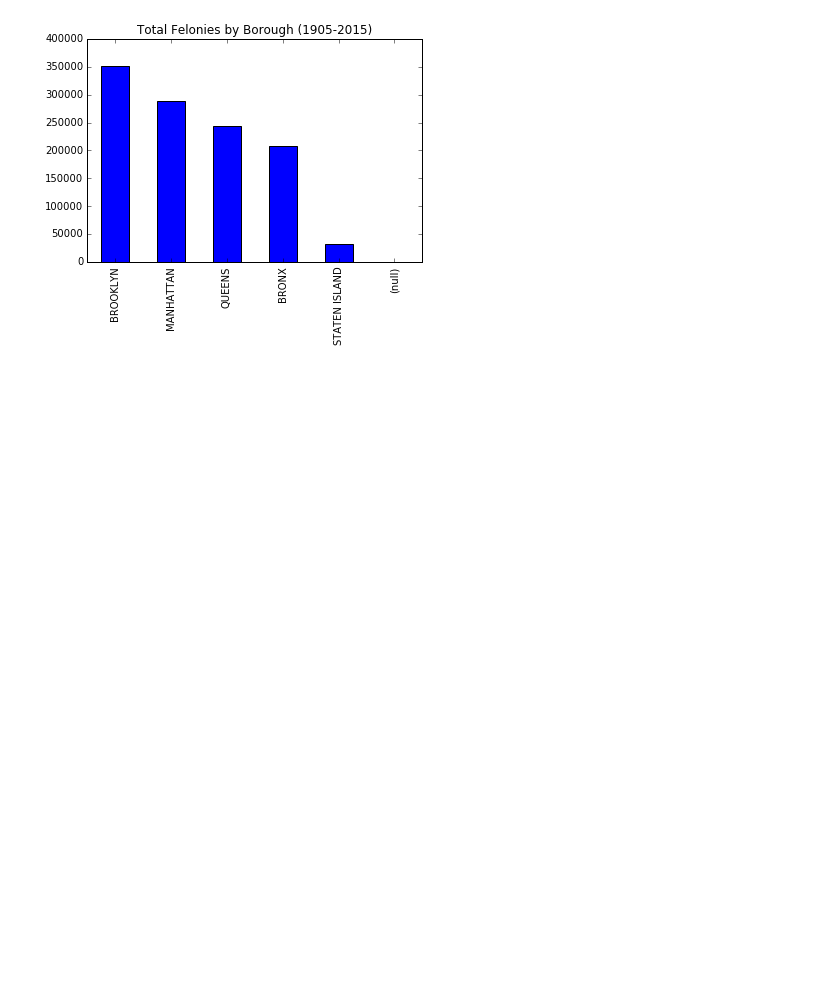
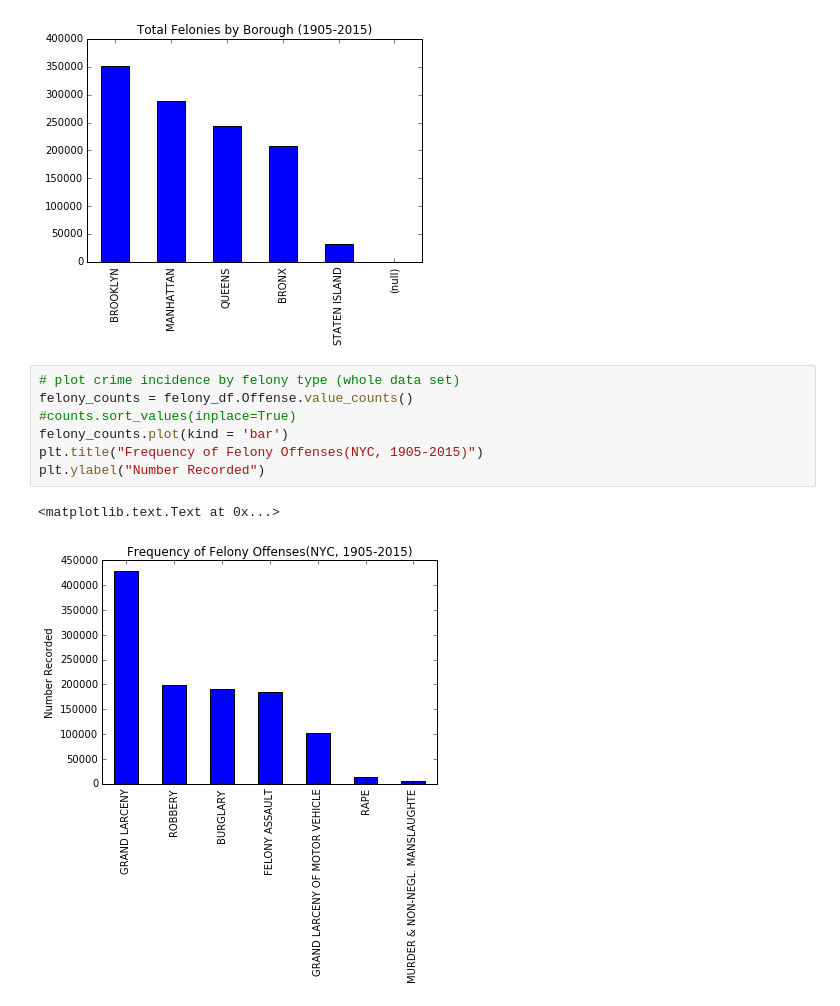
Before and after one commit to mmillervedam/INFOW18_FinalProject, a Jupyter notebook: NYPD_dataset_InitialStats.ipynb, the cells around one changed output. Drawn from its saved outputs; the diff is of its cells as text; blank space fills up the shorter version.

```diff
--- a/NYPD_dataset_InitialStats.ipynb
+++ b/NYPD_dataset_InitialStats.ipynb
@@ -69,4 +72,14 @@ plt.title("Total Felonies by Borough (1905-2015)")
 # %% [output]
 <matplotlib.text.Text at 0x...>
 [figure]
+# %%
+# plot crime incidence by felony type (whole data set)
+felony_counts = felony_df.Offense.value_counts()
+#counts.sort_values(inplace=True)
+felony_counts.plot(kind = 'bar')
+plt.title("Frequency of Felony Offenses(NYC, 1905-2015)")
+plt.ylabel("Number Recorded")
+# %% [output]
+<matplotlib.text.Text at 0x...>
+[figure, added]
 # %%
```
Also changed, not shown: parts of 13 cells of this notebook.
